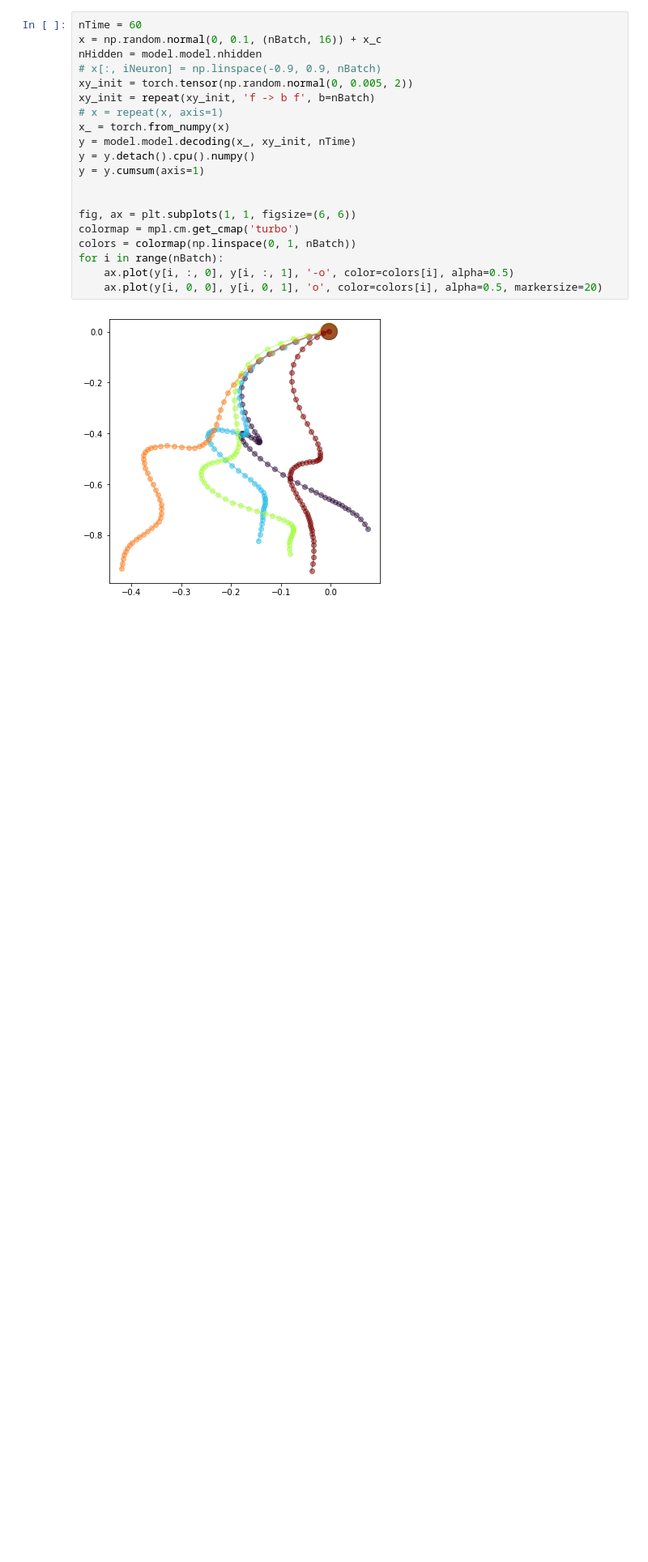
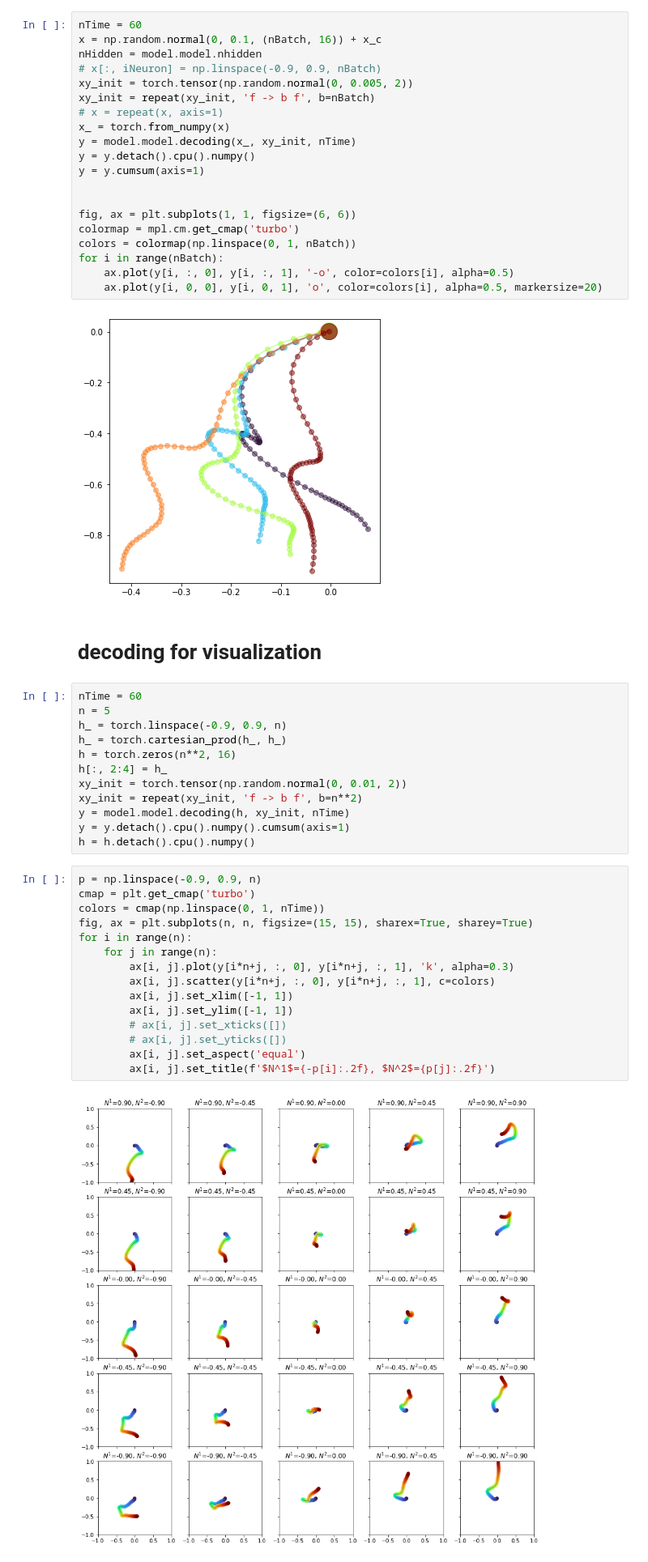
Before and after one commit to acercyc/Keio-Testing_analysis, a Jupyter notebook: src/vis_decoding.ipynb, the cells around one changed output. Shown at 81% size. Drawn from its saved outputs; the diff is of its cells as text; blank space fills up the shorter version.

```diff
--- a/src/vis_decoding.ipynb
+++ b/src/vis_decoding.ipynb
@@ -46,3 +46,34 @@ for i in range(nBatch):
     ax.plot(y[i, 0, 0], y[i, 0, 1], 'o', color=colors[i], alpha=0.5, markersize=20)
 # %% [output]
 [figure]
+# %% [markdown]
+# decoding for visualization
+# %%
+nTime = 60
+n = 5
+h_ = torch.linspace(-0.9, 0.9, n)
+h_ = torch.cartesian_prod(h_, h_)
+h = torch.zeros(n**2, 16)
+h[:, 2:4] = h_
+xy_init = torch.tensor(np.random.normal(0, 0.01, 2))
+xy_init = repeat(xy_init, 'f -> b f', b=n**2)
+y = model.model.decoding(h, xy_init, nTime)
+y = y.detach().cpu().numpy().cumsum(axis=1)
+h = h.detach().cpu().numpy()
+# %%
+p = np.linspace(-0.9, 0.9, n)
+cmap = plt.get_cmap('turbo')
+colors = cmap(np.linspace(0, 1, nTime))
+fig, ax = plt.subplots(n, n, figsize=(15, 15), sharex=True, sharey=True)
+for i in range(n):
+    for j in range(n):
+        ax[i, j].plot(y[i*n+j, :, 0], y[i*n+j, :, 1], 'k', alpha=0.3)
+        ax[i, j].scatter(y[i*n+j, :, 0], y[i*n+j, :, 1], c=colors)
+        ax[i, j].set_xlim([-1, 1])
+        ax[i, j].set_ylim([-1, 1])
+        # ax[i, j].set_xticks([])
+        # ax[i, j].set_yticks([])
+        ax[i, j].set_aspect('equal')
+        ax[i, j].set_title(f'$N^1$={-p[i]:.2f}, $N^2$={p[j]:.2f}')
+# %% [output]
+[figure, added]
```
Also changed, not shown: 4 other files.
